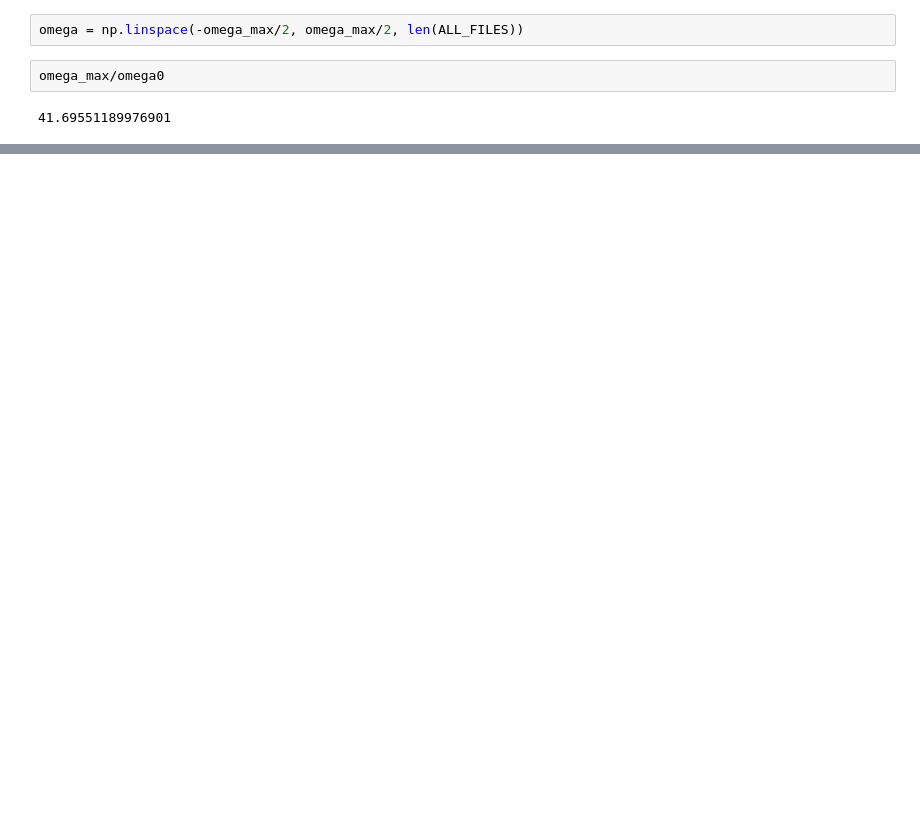
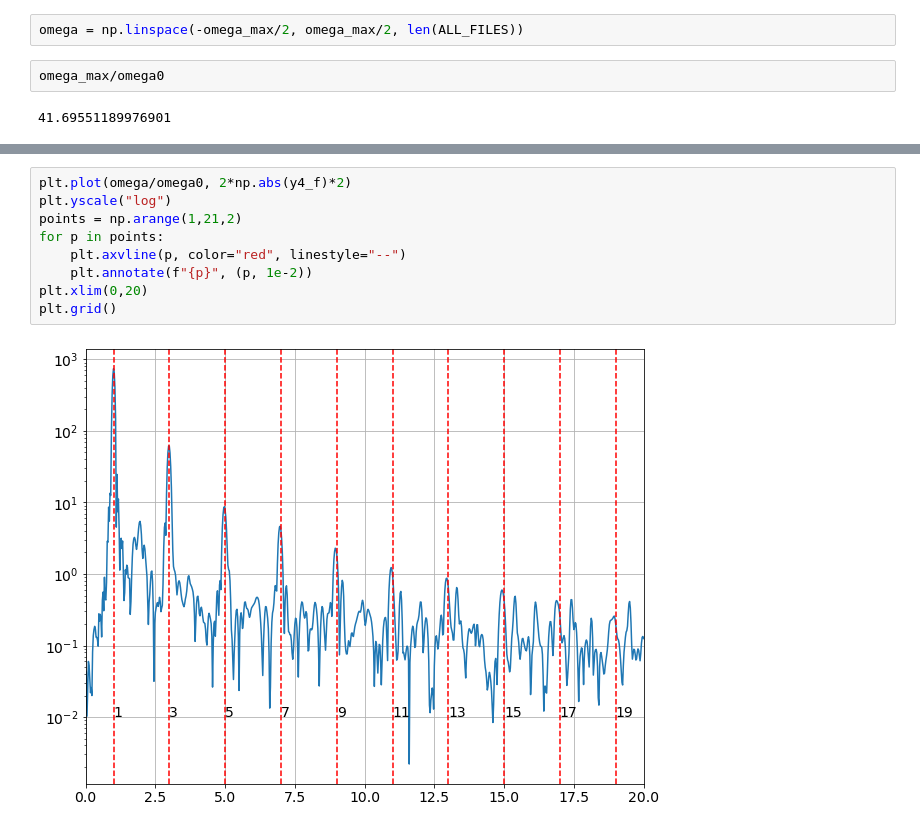
Before and after one commit to Hari31416/MSc_Project, a Jupyter notebook: EPOCH/High_Harmonic_Generation/reflected/reflected.ipynb, the cells around one changed output, grey strips where cells are left out. Cells and saved outputs as stored; diff of their text form; blank space fills up the shorter version.

```diff
--- a/EPOCH/High_Harmonic_Generation/reflected.ipynb
+++ b/EPOCH/High_Harmonic_Generation/reflected/reflected.ipynb
@@ -307,0 +319,11 @@ plt.grid()
+# %%
+plt.plot(omega/omega0, 2*np.abs(y4_f)*2)
+plt.yscale("log")
+points = np.arange(1,21,2)
+for p in points:
+    plt.axvline(p, color="red", linestyle="--")
+    plt.annotate(f"{p}", (p, 1e-2))
+plt.xlim(0,20)
+plt.grid()
+# %% [output]
+[figure, added]
```
Also changed, not shown: parts of 6 cells of this notebook, 8 other files.
